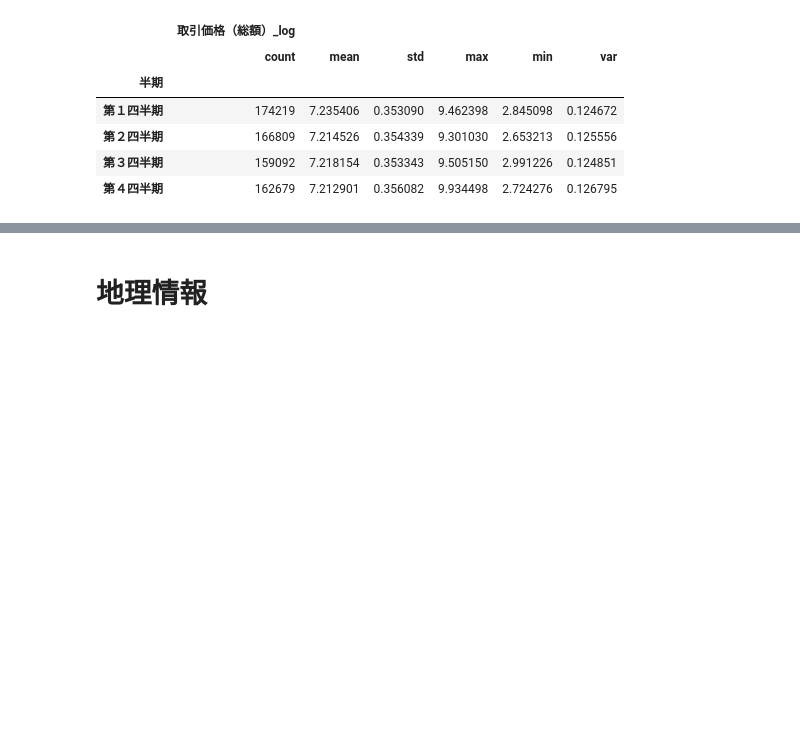
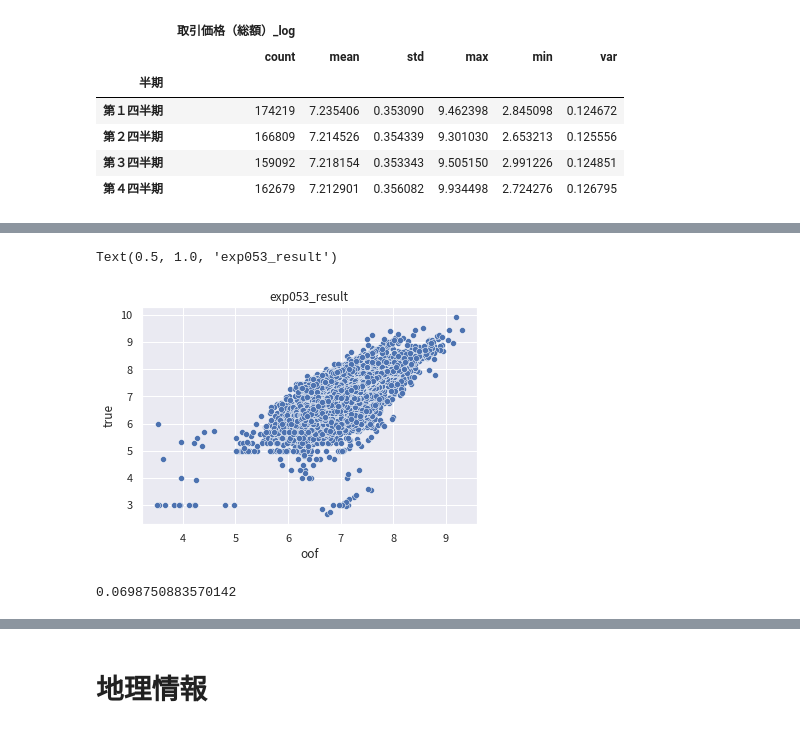
Before and after one commit to kfsky/2021-summer-second-hand-apartment-price-prediction, a Jupyter notebook: notebook/EDA.ipynb, the cells around one changed output, grey strips where cells are left out. Cells and saved outputs as stored; diff of their text form; code cells hidden in the pictures; blank space fills up the shorter version.

```diff
--- a/notebook/EDA.ipynb
+++ b/notebook/EDA.ipynb
@@ -674,0 +818,15 @@ train_df.groupby("半期").agg({"取引価格（総額）_log":["count","mean",
+# %%
+exp053 = joblib.load("../output/exp053/preds/oof_PRICE.pkl")
+plt.figure()
+sns.scatterplot(y=train_df["取引価格（総額）_log"], x=exp053)
+plt.xlabel("oof")
+plt.ylabel("true")
+plt.title("exp053_result")
+# %% [output]
+Text(0.5, 1.0, 'exp053_result')
+[figure, added]
+# %%
+from sklearn.metrics import mean_absolute_error
+mean_absolute_error(train_df["取引価格（総額）_log"], np.where(exp053<3.9, exp053*0.8, exp053))
+# %% [output]
+0.0698750883570142
```
Also changed, not shown: parts of 13 cells of this notebook, 1 other file.
